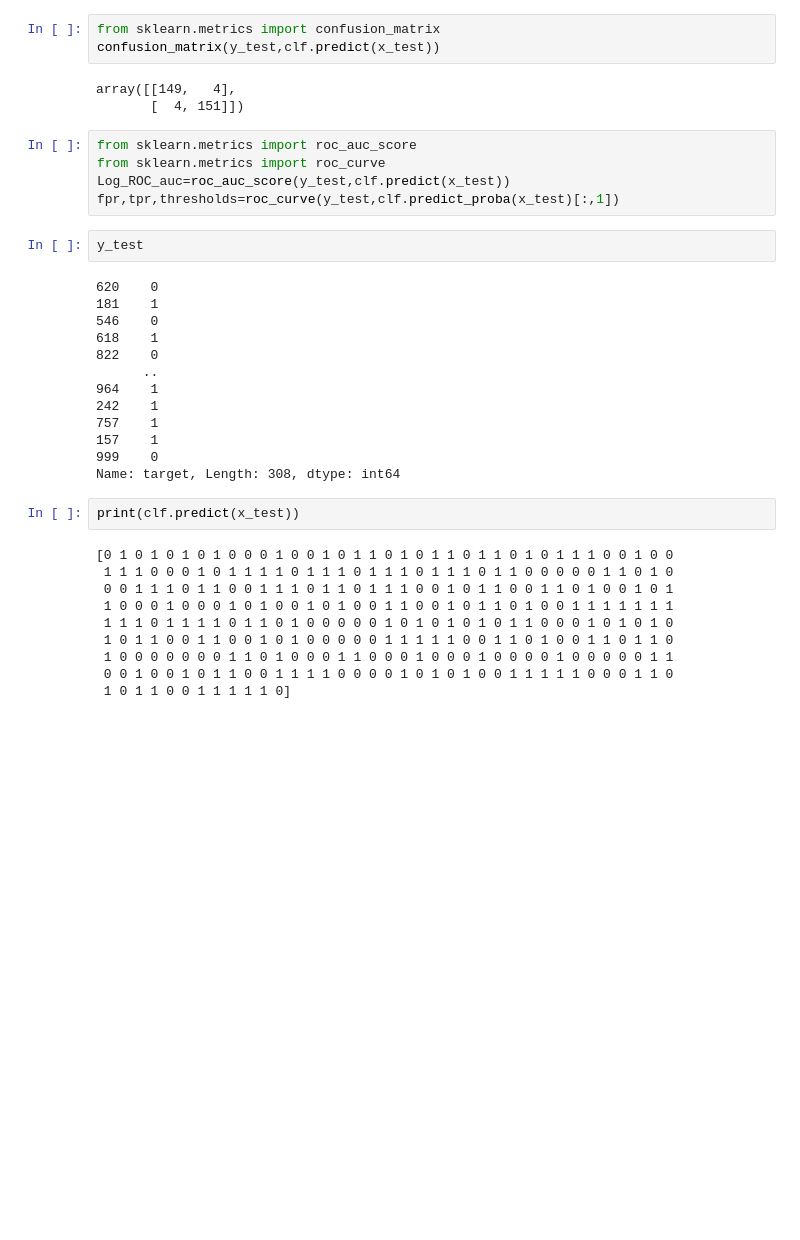
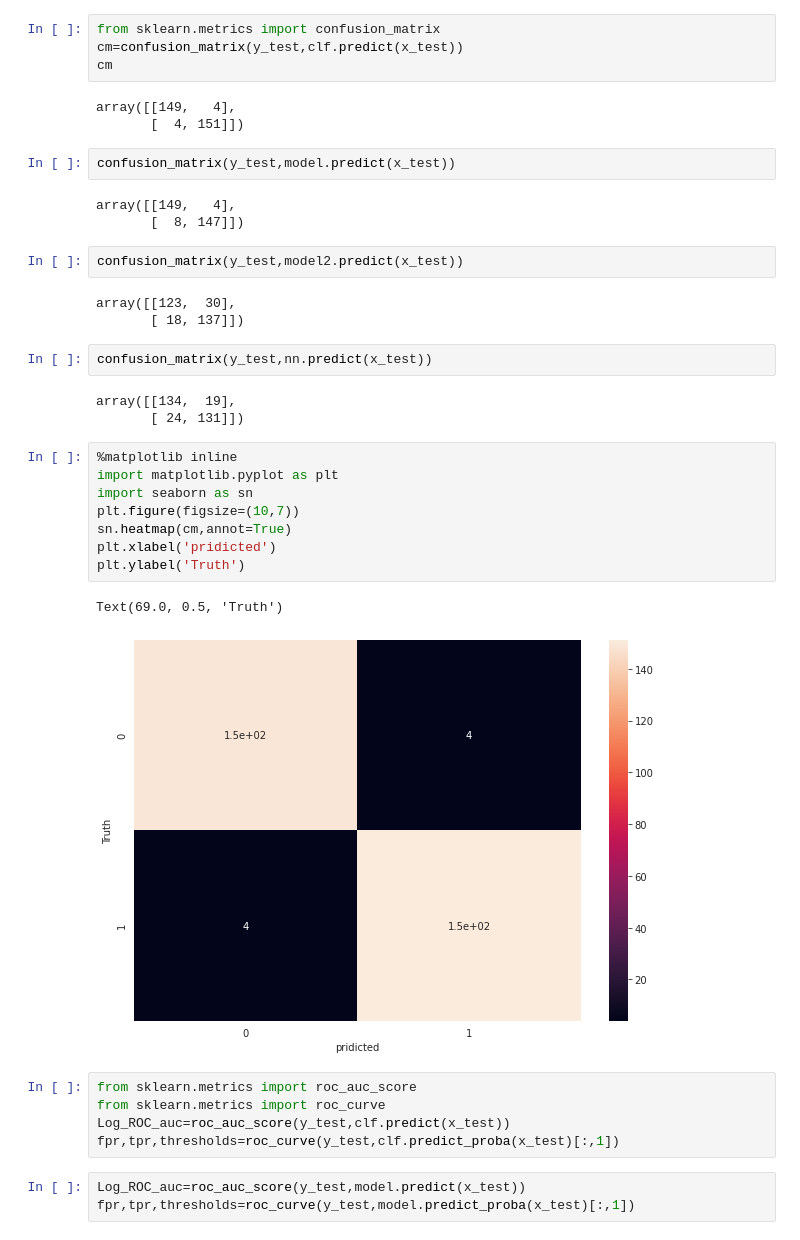
Before and after one commit to deepak-1197/small-projects, a Jupyter notebook: Heart_Disease.ipynb, the cells around one changed output. Cells and saved outputs as stored; diff of their text form; blank space fills up the shorter version.

```diff
--- a/Heart_Disease.ipynb
+++ b/Heart_Disease.ipynb
@@ -250,38 +258,41 @@ clf.score(x_test,y_test)
 # %%
 from sklearn.metrics import confusion_matrix
-confusion_matrix(y_test,clf.predict(x_test))
+cm=confusion_matrix(y_test,clf.predict(x_test))
+cm
 # %% [output]
 array([[149,   4],
        [  4, 151]])
+# %%
+confusion_matrix(y_test,model.predict(x_test))
+# %% [output]
+array([[149,   4],
+       [  8, 147]])
+# %%
+confusion_matrix(y_test,model2.predict(x_test))
+# %% [output]
+array([[123,  30],
+       [ 18, 137]])
+# %%
+confusion_matrix(y_test,nn.predict(x_test))
+# %% [output]
+array([[134,  19],
+       [ 24, 131]])
+# %%
+%matplotlib inline
+import matplotlib.pyplot as plt
+import seaborn as sn
+plt.figure(figsize=(10,7))
+sn.heatmap(cm,annot=True)
+plt.xlabel('pridicted')
+plt.ylabel('Truth')
+# %% [output]
+Text(69.0, 0.5, 'Truth')
+[figure, added]
 # %%
 from sklearn.metrics import roc_auc_score
 from sklearn.metrics import roc_curve
 Log_ROC_auc=roc_auc_score(y_test,clf.predict(x_test))
 fpr,tpr,thresholds=roc_curve(y_test,clf.predict_proba(x_test)[:,1])
-# %%
-y_test
-# %% [output]
-620    0
-181    1
-546    0
-618    1
-822    0
-      ..
-964    1
-242    1
-757    1
-157    1
-999    0
-Name: target, Length: 308, dtype: int64
-# %%
-print(clf.predict(x_test))
-# %% [output]
-[0 1 0 1 0 1 0 1 0 0 0 1 0 0 1 0 1 1 0 1 0 1 1 0 1 1 0 1 0 1 1 1 0 0 1 0 0
- 1 1 1 0 0 0 1 0 1 1 1 1 0 1 1 1 0 1 1 1 0 1 1 1 0 1 1 0 0 0 0 0 1 1 0 1 0
- 0 0 1 1 1 0 1 1 0 0 1 1 1 0 1 1 0 1 1 1 0 0 1 0 1 1 0 0 1 1 0 1 0 0 1 0 1
- 1 0 0 0 1 0 0 0 1 0 1 0 0 1 0 1 0 0 1 1 0 0 1 0 1 1 0 1 0 0 1 1 1 1 1 1 1
- 1 1 1 0 1 1 1 1 0 1 1 0 1 0 0 0 0 0 1 0 1 0 1 0 1 0 1 1 0 0 0 1 0 1 0 1 0
- 1 0 1 1 0 0 1 1 0 0 1 0 1 0 0 0 0 0 1 1 1 1 1 0 0 1 1 0 1 0 0 1 1 0 1 1 0
- 1 0 0 0 0 0 0 0 1 1 0 1 0 0 0 1 1 0 0 0 1 0 0 0 1 0 0 0 0 1 0 0 0 0 0 1 1
- 0 0 1 0 0 1 0 1 1 0 0 1 1 1 1 0 0 0 0 1 0 1 0 1 0 0 1 1 1 1 1 0 0 0 1 1 0
- 1 0 1 1 0 0 1 1 1 1 1 0]
+# %%
+Log_ROC_auc=roc_auc_score(y_test,model.predict(x_test))
+fpr,tpr,thresholds=roc_curve(y_test,model.predict_proba(x_test)[:,1])
```
Also changed, not shown: parts of 20 cells of this notebook.
